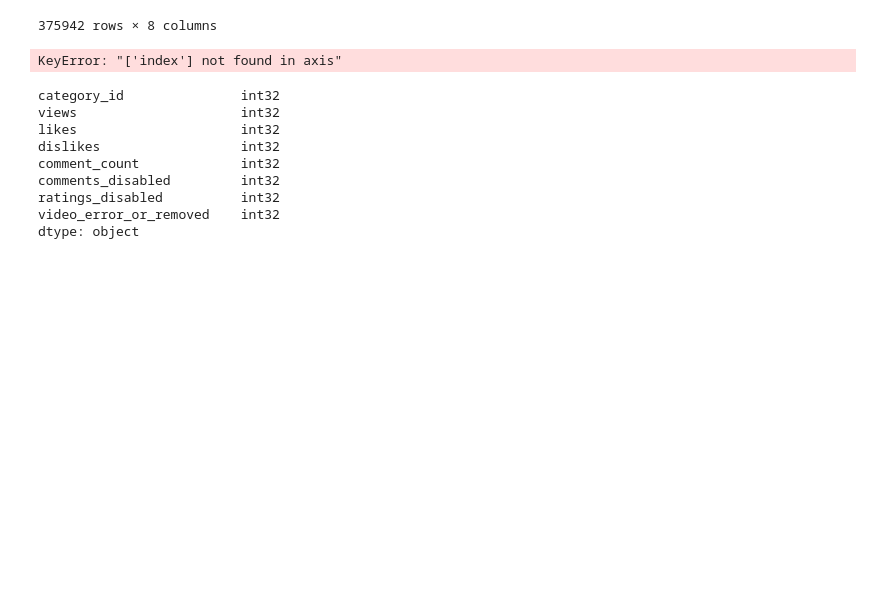
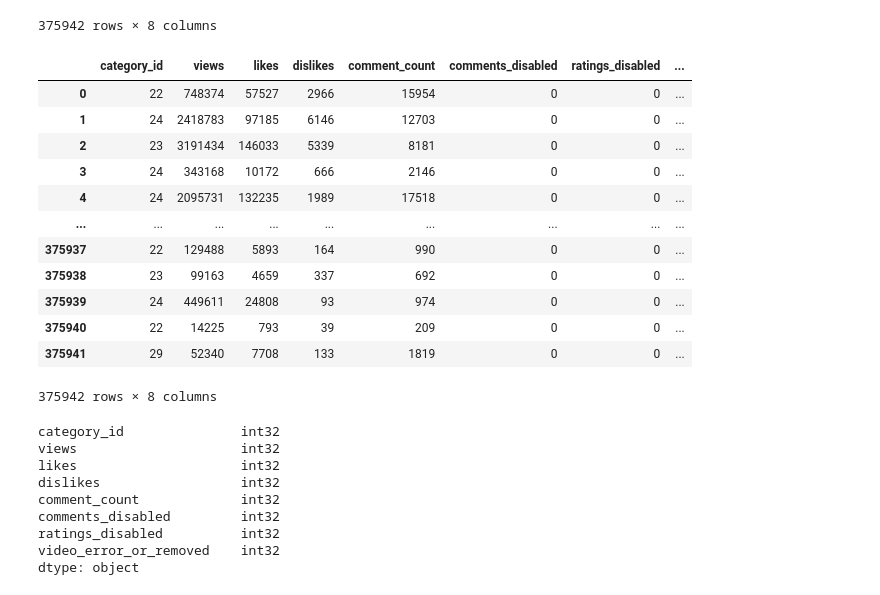
Before and after one commit to ashen007/youtube_trending, a Jupyter notebook: trending.ipynb, the cells around one changed output. Drawn from its saved outputs; the diff is of its cells as text; code cells hidden in the pictures; blank space fills up the shorter version.

```diff
--- a/trending.ipynb
+++ b/trending.ipynb
@@ -70,13 +71,25 @@ cols_with_bool = ['comments_disabled','ratings_disabled','video_error_or_removed
 for col in cols_with_bool:
     df[col] = df[col].apply(lambda x: 0 if x==False else 1 )
 # %%
-# df.reset_index(inplace=True)
+df.reset_index(inplace=True)
 df.drop(['index'],
         axis=1,
         inplace=True)
 df
 # %% [output]
+|  | category_id | views | likes | dislikes | comment_count | comments_disabled | ratings_disabled | ... |
+| 0 | 22 | 748374 | 57527 | 2966 | 15954 | 0 | 0 | ... |
+| 1 | 24 | 2418783 | 97185 | 6146 | 12703 | 0 | 0 | ... |
+| 2 | 23 | 3191434 | 146033 | 5339 | 8181 | 0 | 0 | ... |
+| 3 | 24 | 343168 | 10172 | 666 | 2146 | 0 | 0 | ... |
+| 4 | 24 | 2095731 | 132235 | 1989 | 17518 | 0 | 0 | ... |
+| ... | ... | ... | ... | ... | ... | ... | ... | ... |
+| 375937 | 22 | 129488 | 5893 | 164 | 990 | 0 | 0 | ... |
+| 375938 | 23 | 99163 | 4659 | 337 | 692 | 0 | 0 | ... |
+| 375939 | 24 | 449611 | 24808 | 93 | 974 | 0 | 0 | ... |
+| 375940 | 22 | 14225 | 793 | 39 | 209 | 0 | 0 | ... |
+| 375941 | 29 | 52340 | 7708 | 133 | 1819 | 0 | 0 | ... |
-KeyError: "['index'] not found in axis"
+375942 rows × 8 columns
 # %%
 for col in df.columns:
     df[col] = df[col].astype(dtype=int)
```
Also changed, not shown: parts of 13 cells of this notebook.
